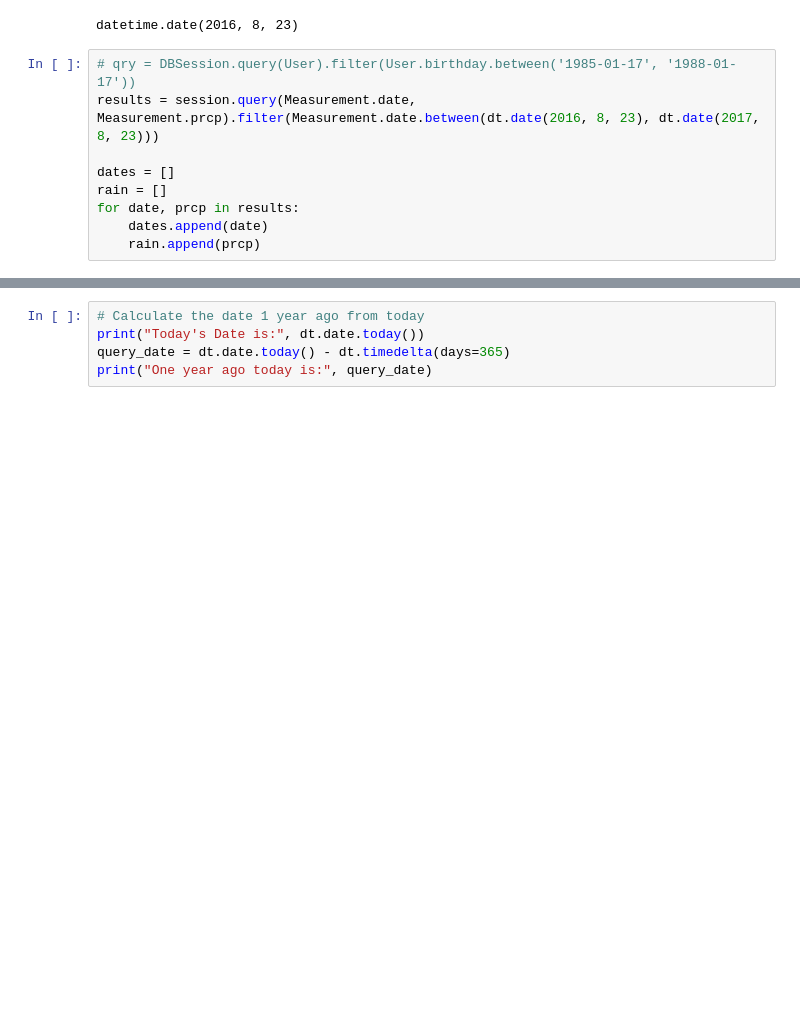
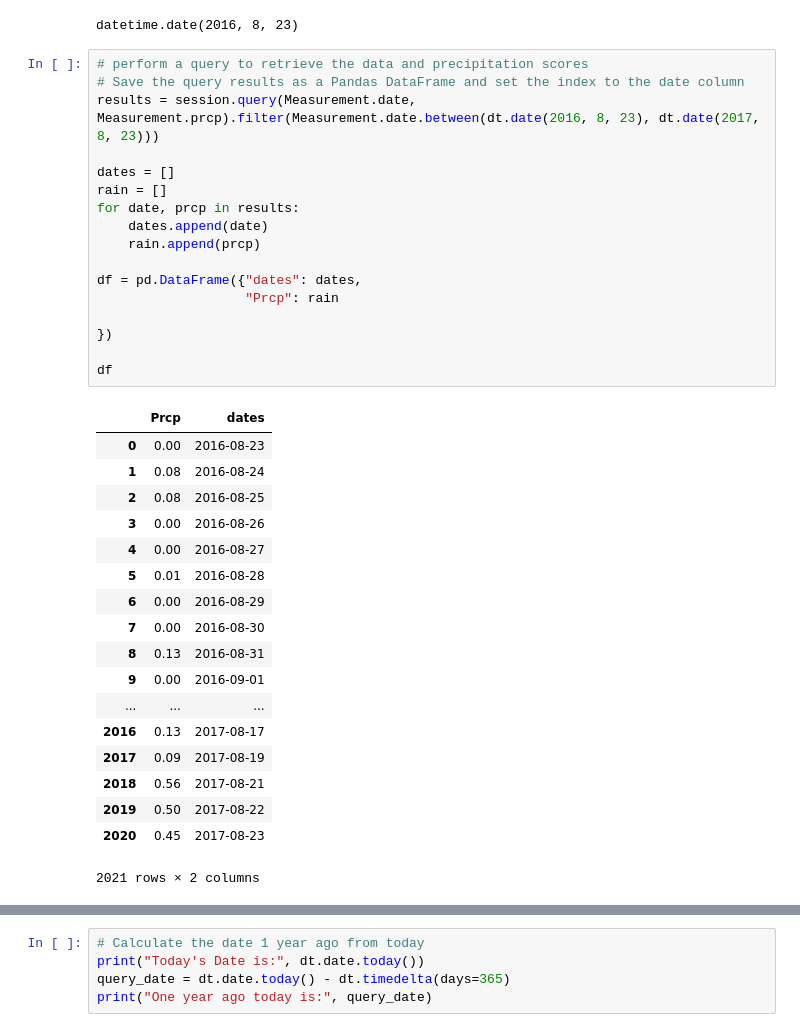
Before and after one commit to kkh1178/AdvancedDataStorageandRetrieval, a Jupyter notebook: Instructions/climate_starter_draft.ipynb, the cells around one changed output, grey strips where cells are left out. Cells and saved outputs as stored; diff of their text form; blank space fills up the shorter version.

```diff
--- a/Instructions/climate_starter_draft.ipynb
+++ b/Instructions/climate_starter_draft.ipynb
@@ -178,11 +178,38 @@ query_date
 # %% [output]
 datetime.date(2016, 8, 23)
 # %%
-# qry = DBSession.query(User).filter(User.birthday.between('1985-01-17', '1988-01-17'))
+# perform a query to retrieve the data and precipitation scores
+# Save the query results as a Pandas DataFrame and set the index to the date column
 results = session.query(Measurement.date, Measurement.prcp).filter(Measurement.date.between(dt.date(2016, 8, 23), dt.date(2017, 8, 23)))
 
 dates = []
 rain = []
 for date, prcp in results:
     dates.append(date)
     rain.append(prcp)
+
+df = pd.DataFrame({"dates": dates,
+                   "Prcp": rain
+
+})
+
+df
+# %% [output]
+|  | Prcp | dates |
+| 0 | 0.00 | 2016-08-23 |
+| 1 | 0.08 | 2016-08-24 |
+| 2 | 0.08 | 2016-08-25 |
+| 3 | 0.00 | 2016-08-26 |
+| 4 | 0.00 | 2016-08-27 |
+| 5 | 0.01 | 2016-08-28 |
+| 6 | 0.00 | 2016-08-29 |
+| 7 | 0.00 | 2016-08-30 |
+| 8 | 0.13 | 2016-08-31 |
+| 9 | 0.00 | 2016-09-01 |
+| ... | ... | ... |
+| 2016 | 0.13 | 2017-08-17 |
+| 2017 | 0.09 | 2017-08-19 |
+| 2018 | 0.56 | 2017-08-21 |
+| 2019 | 0.50 | 2017-08-22 |
+| 2020 | 0.45 | 2017-08-23 |
+2021 rows × 2 columns
```
Also changed, not shown: parts of 7 cells of this notebook.
